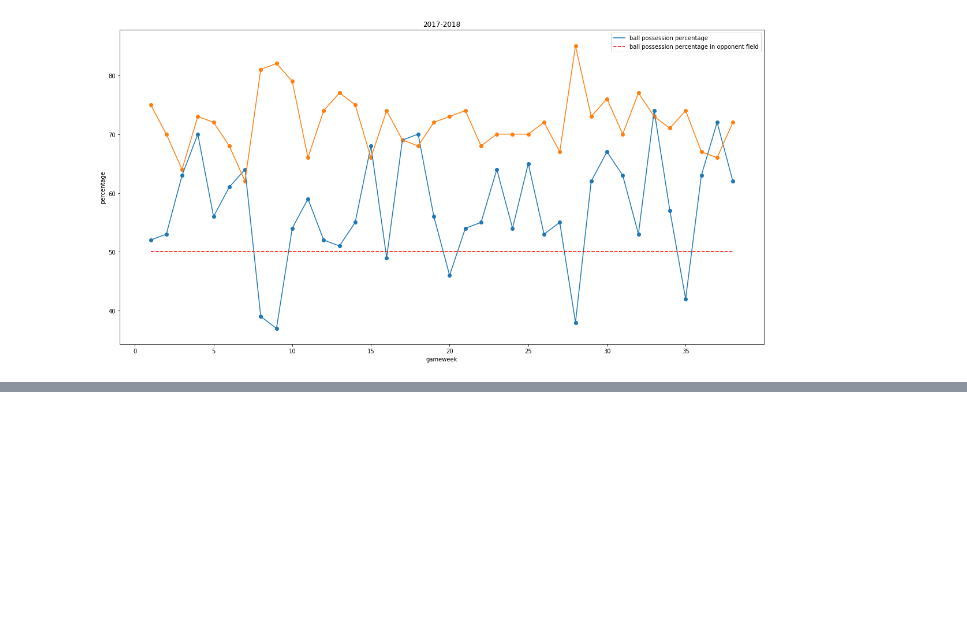
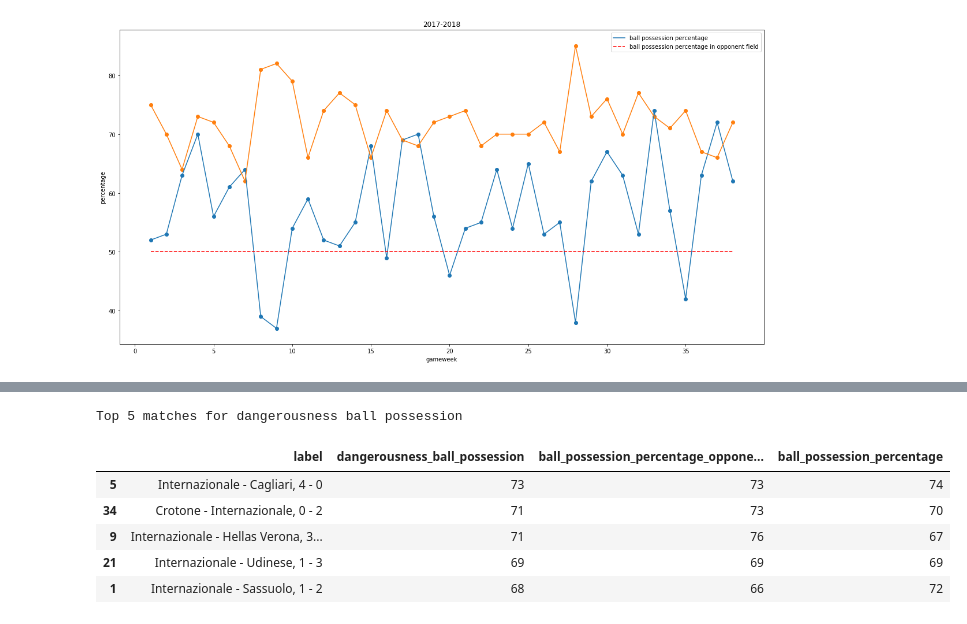
Before and after one commit to maurosamarelli/Inter_2017_2018, a Jupyter notebook: 06 ball_possession_analysis.ipynb, the cells around one changed output, grey strips where cells are left out. Saved outputs shown, nothing was run; the diff lists cells and outputs as text; code cells hidden in the pictures; blank space fills up the shorter version.

```diff
--- a/06 ball_possession_analysis.ipynb
+++ b/06 ball_possession_analysis.ipynb
@@ -233,0 +290,11 @@ plt.show()
+# %%
+print("Top 5 matches for dangerousness ball possession")
+inter_matches.sort_values(by="dangerousness_ball_possession", ascending=False).iloc[0:5][["label", "dangerousness_ball_possession", "ball_possession_percentage_opponent_field", "ball_possession_percentage"]]
+# %% [output]
+Top 5 matches for dangerousness ball possession
+|  | label | dangerousness_ball_possession | ball_possession_percentage_oppone... | ball_possession_percentage |
+| 5 | Internazionale - Cagliari, 4 - 0 | 73 | 73 | 74 |
+| 34 | Crotone - Internazionale, 0 - 2 | 71 | 73 | 70 |
+| 9 | Internazionale - Hellas Verona, 3... | 71 | 76 | 67 |
+| 21 | Internazionale - Udinese, 1 - 3 | 69 | 69 | 69 |
+| 1 | Internazionale - Sassuolo, 1 - 2 | 68 | 66 | 72 |
```
Also changed, not shown: parts of 10 cells of this notebook.
